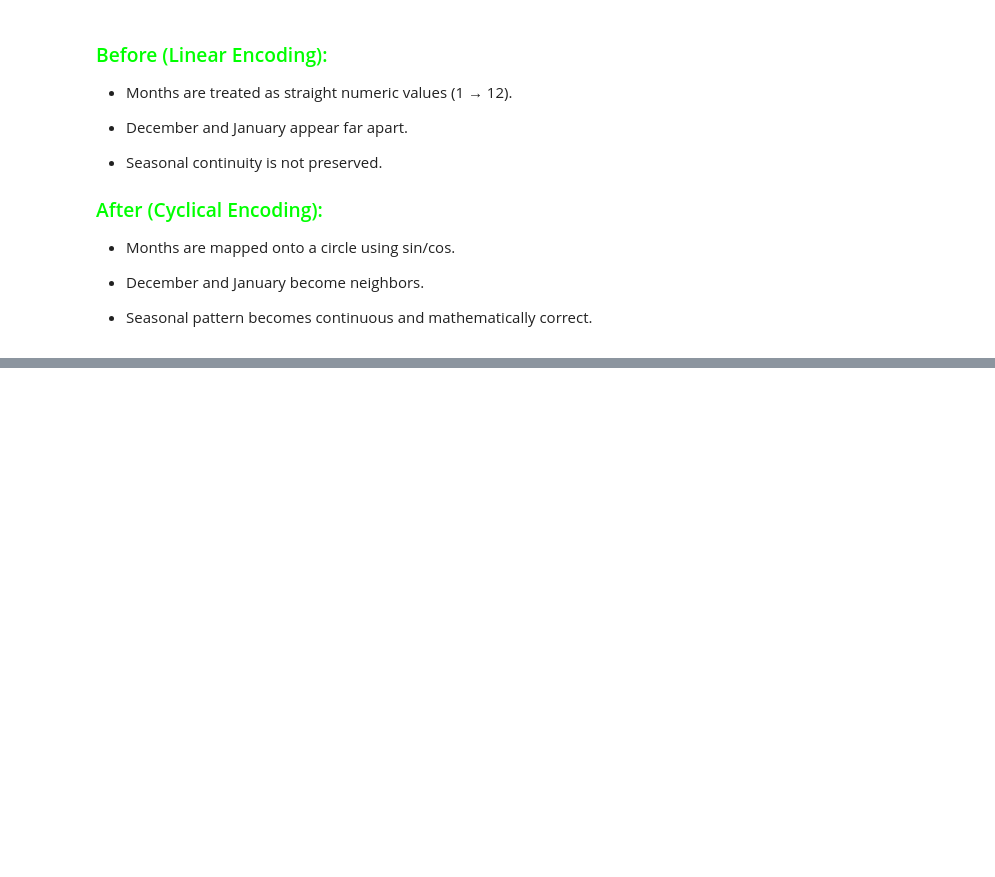
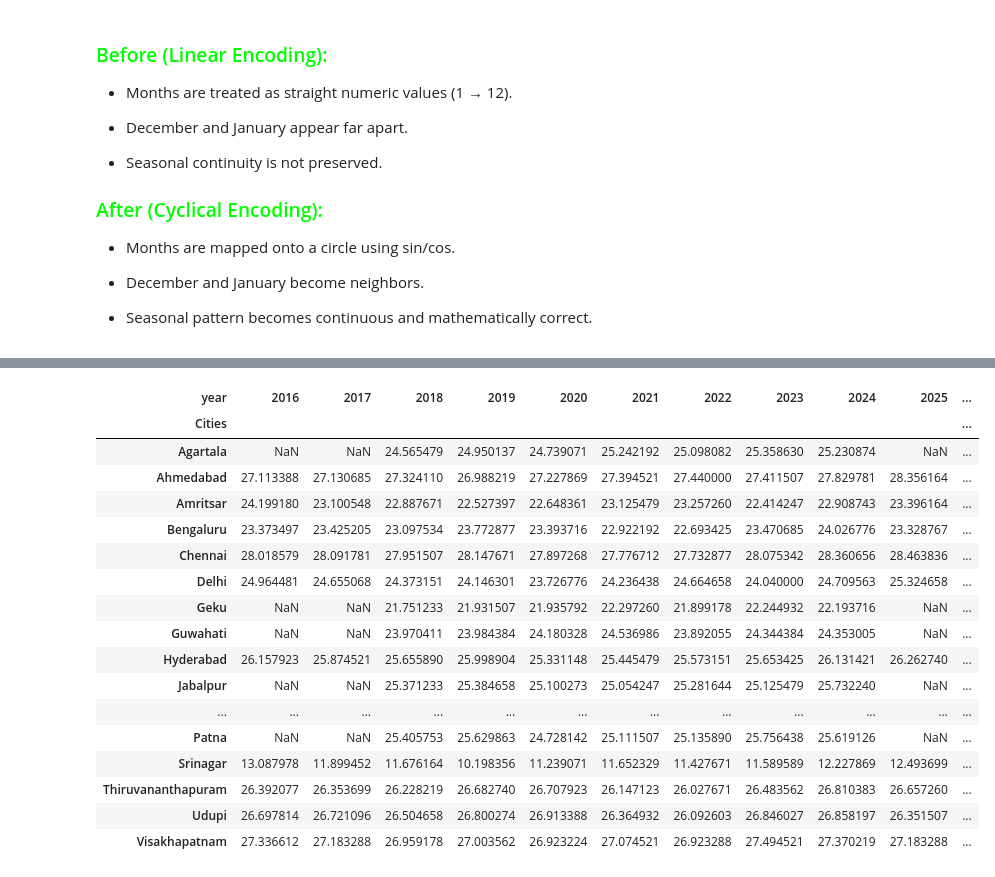
Before and after one commit to Harkeerat9406/Weather_Data_Analysis, a Jupyter notebook: Weather_Analysis.ipynb, the cells around one changed output, grey strips where cells are left out. Drawn from its saved outputs; the diff is of its cells as text; code cells hidden in the pictures; blank space fills up the shorter version.

```diff
--- a/Weather_Analysis.ipynb
+++ b/Weather_Analysis.ipynb
@@ -633,0 +694,17 @@ df.columns.to_list
+# %%
+yearly_temp = df.groupby(['Cities', 'year'])['temperature_2m_mean'].mean().unstack()
+
+# Get first non-NaN value (from left)
+first_year_values = yearly_temp.apply(lambda row: row.dropna().iloc[0], axis=1)
+
+# Get last non-NaN value (from right)
+last_year_values = yearly_temp.apply(lambda row: row.dropna().iloc[-1], axis=1)
+
+# Compute change
+yearly_temp['Temp_Change(°C)'] = last_year_values - first_year_values
+
+# Rank
+temp_change_ranking = yearly_temp[['Temp_Change(°C)']] \
+    .sort_values(by='Temp_Change(°C)', ascending=False)
+
+display(temp_change_ranking)
@@ -633,0 +749,21 @@ df.columns.to_list
+# %%
+yearly_temp
+# %% [output]
+| year | 2016 | 2017 | 2018 | 2019 | 2020 | 2021 | 2022 | 2023 | 2024 | 2025 | ... |
+| Cities |  |  |  |  |  |  |  |  |  |  | ... |
+| Agartala | NaN | NaN | 24.565479 | 24.950137 | 24.739071 | 25.242192 | 25.098082 | 25.358630 | 25.230874 | NaN | ... |
+| Ahmedabad | 27.113388 | 27.130685 | 27.324110 | 26.988219 | 27.227869 | 27.394521 | 27.440000 | 27.411507 | 27.829781 | 28.356164 | ... |
+| Amritsar | 24.199180 | 23.100548 | 22.887671 | 22.527397 | 22.648361 | 23.125479 | 23.257260 | 22.414247 | 22.908743 | 23.396164 | ... |
+| Bengaluru | 23.373497 | 23.425205 | 23.097534 | 23.772877 | 23.393716 | 22.922192 | 22.693425 | 23.470685 | 24.026776 | 23.328767 | ... |
+| Chennai | 28.018579 | 28.091781 | 27.951507 | 28.147671 | 27.897268 | 27.776712 | 27.732877 | 28.075342 | 28.360656 | 28.463836 | ... |
+| Delhi | 24.964481 | 24.655068 | 24.373151 | 24.146301 | 23.726776 | 24.236438 | 24.664658 | 24.040000 | 24.709563 | 25.324658 | ... |
+| Geku | NaN | NaN | 21.751233 | 21.931507 | 21.935792 | 22.297260 | 21.899178 | 22.244932 | 22.193716 | NaN | ... |
+| Guwahati | NaN | NaN | 23.970411 | 23.984384 | 24.180328 | 24.536986 | 23.892055 | 24.344384 | 24.353005 | NaN | ... |
+| Hyderabad | 26.157923 | 25.874521 | 25.655890 | 25.998904 | 25.331148 | 25.445479 | 25.573151 | 25.653425 | 26.131421 | 26.262740 | ... |
+| Jabalpur | NaN | NaN | 25.371233 | 25.384658 | 25.100273 | 25.054247 | 25.281644 | 25.125479 | 25.732240 | NaN | ... |
+| ... | ... | ... | ... | ... | ... | ... | ... | ... | ... | ... | ... |
+| Patna | NaN | NaN | 25.405753 | 25.629863 | 24.728142 | 25.111507 | 25.135890 | 25.756438 | 25.619126 | NaN | ... |
+| Srinagar | 13.087978 | 11.899452 | 11.676164 | 10.198356 | 11.239071 | 11.652329 | 11.427671 | 11.589589 | 12.227869 | 12.493699 | ... |
+| Thiruvananthapuram | 26.392077 | 26.353699 | 26.228219 | 26.682740 | 26.707923 | 26.147123 | 26.027671 | 26.483562 | 26.810383 | 26.657260 | ... |
+| Udupi | 26.697814 | 26.721096 | 26.504658 | 26.800274 | 26.913388 | 26.364932 | 26.092603 | 26.846027 | 26.858197 | 26.351507 | ... |
+| Visakhapatnam | 27.336612 | 27.183288 | 26.959178 | 27.003562 | 26.923224 | 27.074521 | 26.923288 | 27.494521 | 27.370219 | 27.183288 | ... |
```
Also changed, not shown: parts of 8 cells of this notebook.
